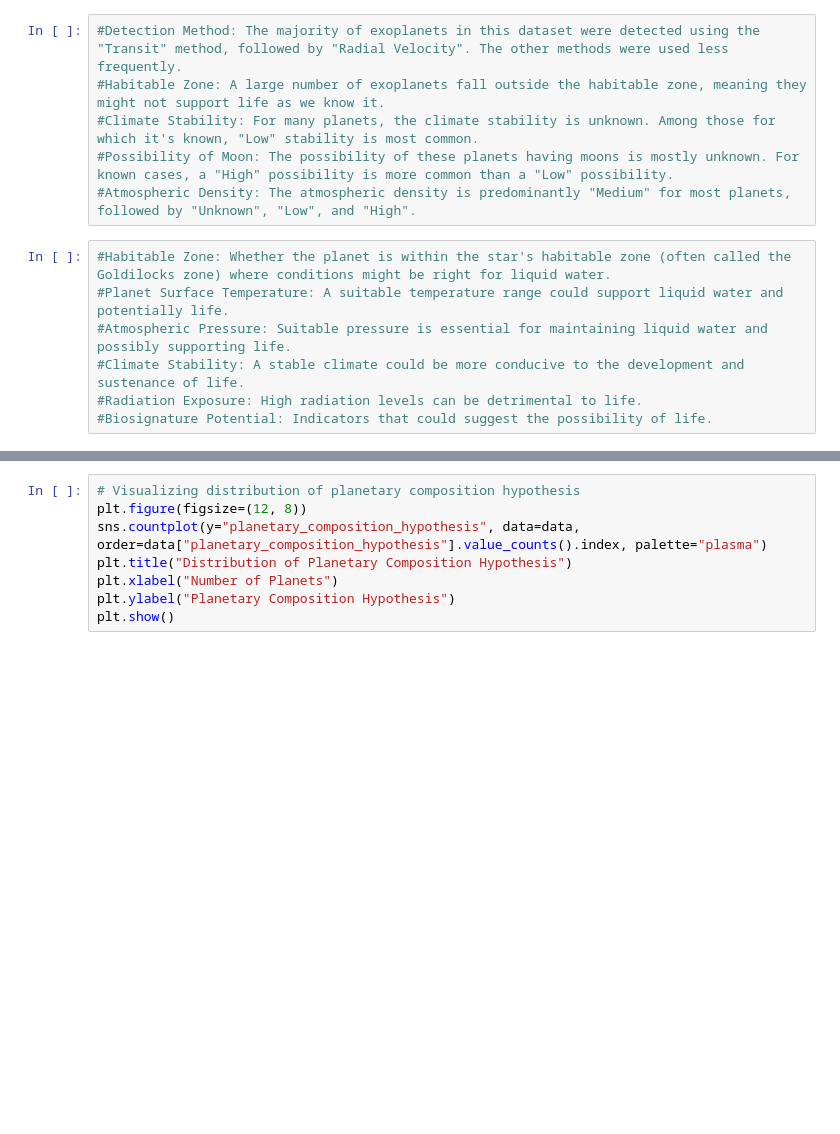
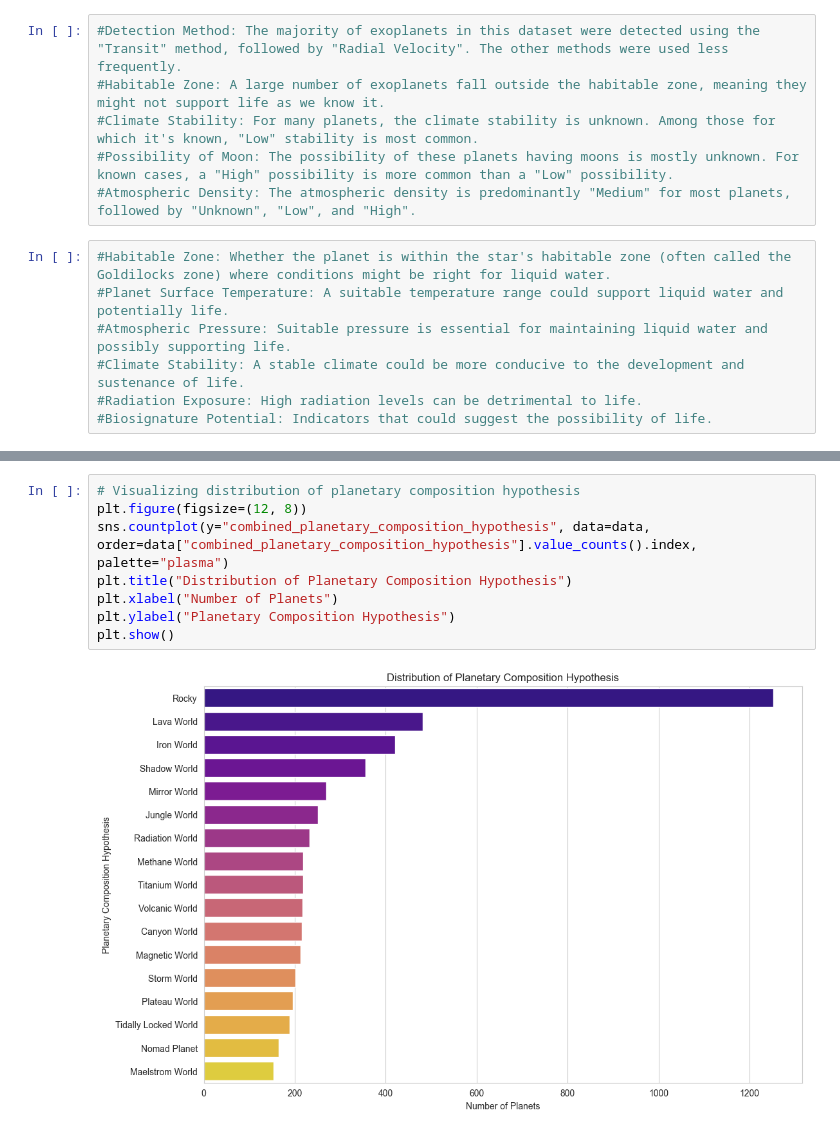
Before and after one commit to LannonTheCannon/Data_Science_Cool, a Jupyter notebook: Exoplanets_Prediction3/Predictor_test6.ipynb, the cells around one changed output, grey strips where cells are left out. Drawn from its saved outputs; the diff is of its cells as text; blank space fills up the shorter version.

```diff
--- a/Exoplanets_Prediction3/Predictor_test6.ipynb
+++ b/Exoplanets_Prediction3/Predictor_test6.ipynb
@@ -89,8 +108,10 @@ plt.show()
 # %%
 # Visualizing distribution of planetary composition hypothesis
 plt.figure(figsize=(12, 8))
-sns.countplot(y="planetary_composition_hypothesis", data=data, order=data["planetary_composition_hypothesis"].value_counts().index, palette="plasma")
+sns.countplot(y="combined_planetary_composition_hypothesis", data=data, order=data["combined_planetary_composition_hypothesis"].value_counts().index, palette="plasma")
 plt.title("Distribution of Planetary Composition Hypothesis")
 plt.xlabel("Number of Planets")
 plt.ylabel("Planetary Composition Hypothesis")
 plt.show()
+# %% [output]
+[figure, added]
```
Also changed, not shown: parts of 7 cells of this notebook, 7 other files.
